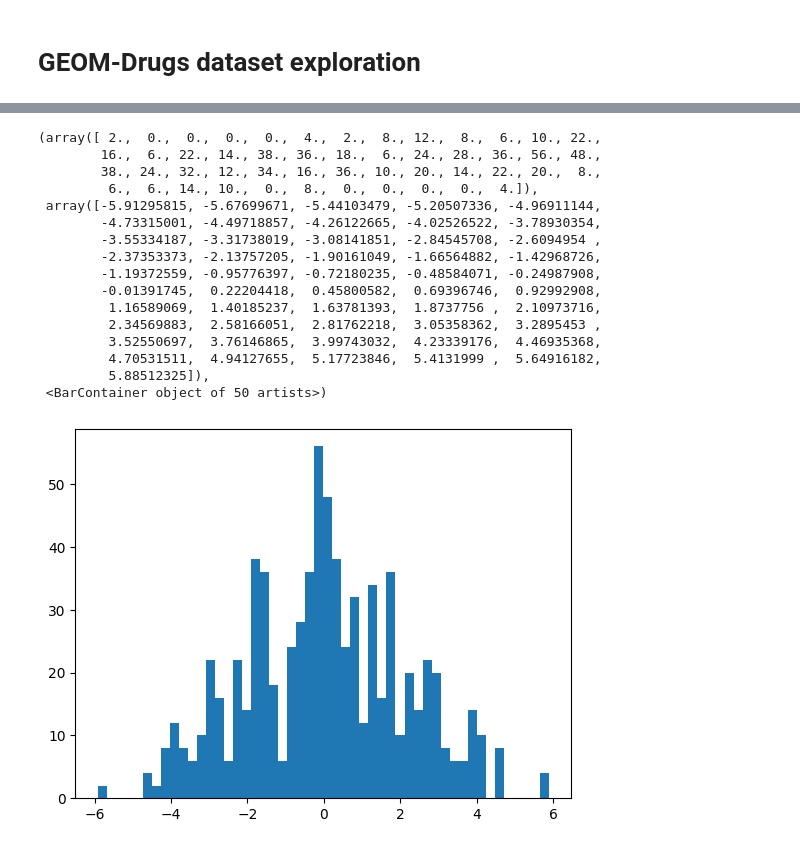
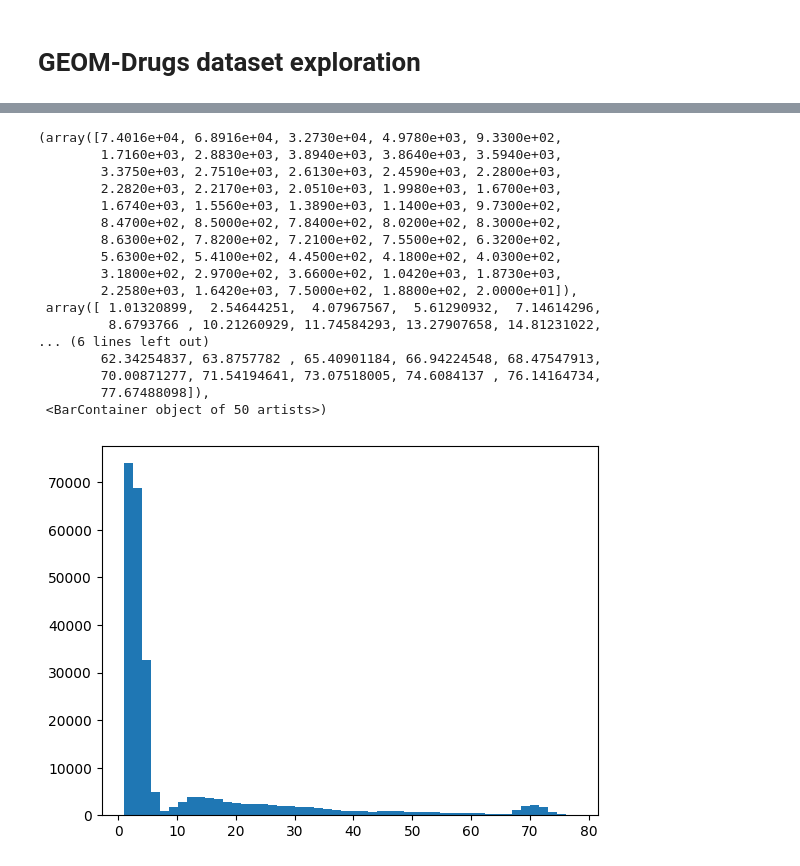
Before and after one commit to LenaNehale/DEM, a Jupyter notebook: playground.ipynb, the cells around one changed output, grey strips where cells are left out. Cells and saved outputs as stored; diff of their text form; code cells hidden in the pictures.

```diff
--- a/playground.ipynb
+++ b/playground.ipynb
@@ -375,5 +175,0 @@ all_mols
-# %%
-import pickle
-#load pickle file
-with open('/home/mila/l/lena-nehale.ezzine/scratch/geomdrugs/qm9/drugs/CC(C(=O)NC)NC(=O)C.pickle', 'rb') as f:
-    mol = pickle.load(f)
@@ -382,6 +175,0 @@ FileNotFoundError: [Errno 2] No such file or directory: '/home/mila/l/lena-nehal
-# %%
-coords = []
-for i in range(len(mol['conformers'])):
-    x = mol['conformers'][i]['rd_mol'].GetConformer().GetPositions()
-    coords.append(x)
-coords = torch.Tensor(coords).to(device).requires_grad_(True)
@@ -404,0 +193,31 @@ torch.Size([6, 42, 3])
+# %%
+def get_coords(mol, device = device, requires_grad = True):
+    coords = []
+    for i in range(len(mol['conformers'])):
+        x = mol['conformers'][i]['rd_mol'].GetConformer().GetPositions()
+        coords.append(x)
+    coords = torch.Tensor(coords).to(device).requires_grad_(requires_grad)
+    return coords
+
+def get_atom_ids(mol, device = device):
+    atoms = np.array([atom.GetSymbol() for atom in mol['conformers'][0]['rd_mol'].GetAtoms()])
+    atom_ids = [getattr(periodictable, symbol).number for symbol in atoms]
+    atom_ids = torch.Tensor(atom_ids).to(device).long().unsqueeze(0)
+    return atom_ids
+
+
+def interatomic_dist(x):
+    # Compute the pairwise interatomic distances
+    # removes duplicates and diagonal
+    distances = x[:, None, :, :] - x[:, :, None, :]
+    distances = distances[
+        :,
+        torch.triu(torch.ones((x.shape[1], x.shape[1])), diagonal=1)
+        == 1,
+    ]
+    dist = torch.linalg.norm(distances, dim=-1)
+    return dist
+
+coords = get_coords(mol)
+atom_ids = get_atom_ids(mol)
+print(coords.shape, atom_ids)
@@ -405,21 +227,23 @@ torch.Size([6, 42, 3])
 # %%
 import matplotlib.pyplot as plt
-plt.hist(coords.flatten().detach().cpu(), bins=50)
+dists = interatomic_dist(coords).detach().cpu().numpy()
+plt.hist(dists.flatten(), bins=50)
 # %% [output]
-(array([ 2.,  0.,  0.,  0.,  0.,  4.,  2.,  8., 12.,  8.,  6., 10., 22.,
-        16.,  6., 22., 14., 38., 36., 18.,  6., 24., 28., 36., 56., 48.,
-        38., 24., 32., 12., 34., 16., 36., 10., 20., 14., 22., 20.,  8.,
-         6.,  6., 14., 10.,  0.,  8.,  0.,  0.,  0.,  0.,  4.]),
- array([-5.91295815, -5.67699671, -5.44103479, -5.20507336, -4.96911144,
-        -4.73315001, -4.49718857, -4.26122665, -4.02526522, -3.78930354,
-        -3.55334187, -3.31738019, -3.08141851, -2.84545708, -2.6094954 ,
-        -2.37353373, -2.13757205, -1.90161049, -1.66564882, -1.42968726,
-        -1.19372559, -0.95776397, -0.72180235, -0.48584071, -0.24987908,
-        -0.01391745,  0.22204418,  0.45800582,  0.69396746,  0.92992908,
-         1.16589069,  1.40185237,  1.63781393,  1.8737756 ,  2.10973716,
-         2.34569883,  2.58166051,  2.81762218,  3.05358362,  3.2895453 ,
-         3.52550697,  3.76146865,  3.99743032,  4.23339176,  4.46935368,
-         4.70531511,  4.94127655,  5.17723846,  5.4131999 ,  5.64916182,
-         5.88512325]),
+(array([7.4016e+04, 6.8916e+04, 3.2730e+04, 4.9780e+03, 9.3300e+02,
+        1.7160e+03, 2.8830e+03, 3.8940e+03, 3.8640e+03, 3.5940e+03,
+        3.3750e+03, 2.7510e+03, 2.6130e+03, 2.4590e+03, 2.2800e+03,
+        2.2820e+03, 2.2170e+03, 2.0510e+03, 1.9980e+03, 1.6700e+03,
+        1.6740e+03, 1.5560e+03, 1.3890e+03, 1.1400e+03, 9.7300e+02,
+        8.4700e+02, 8.5000e+02, 7.8400e+02, 8.0200e+02, 8.3000e+02,
+        8.6300e+02, 7.8200e+02, 7.2100e+02, 7.5500e+02, 6.3200e+02,
+        5.6300e+02, 5.4100e+02, 4.4500e+02, 4.1800e+02, 4.0300e+02,
+        3.1800e+02, 2.9700e+02, 3.6600e+02, 1.0420e+03, 1.8730e+03,
+        2.2580e+03, 1.6420e+03, 7.5000e+02, 1.8800e+02, 2.0000e+01]),
+ array([ 1.01320899,  2.54644251,  4.07967567,  5.61290932,  7.14614296,
+         8.6793766 , 10.21260929, 11.74584293, 13.27907658, 14.81231022,
+... (6 lines left out)
+        62.34254837, 63.8757782 , 65.40901184, 66.94224548, 68.47547913,
+        70.00871277, 71.54194641, 73.07518005, 74.6084137 , 76.14164734,
+        77.67488098]),
  <BarContainer object of 50 artists>)
-[figure, old version]
+[figure, new version]
```
Also changed, not shown: parts of 46 cells of this notebook.
